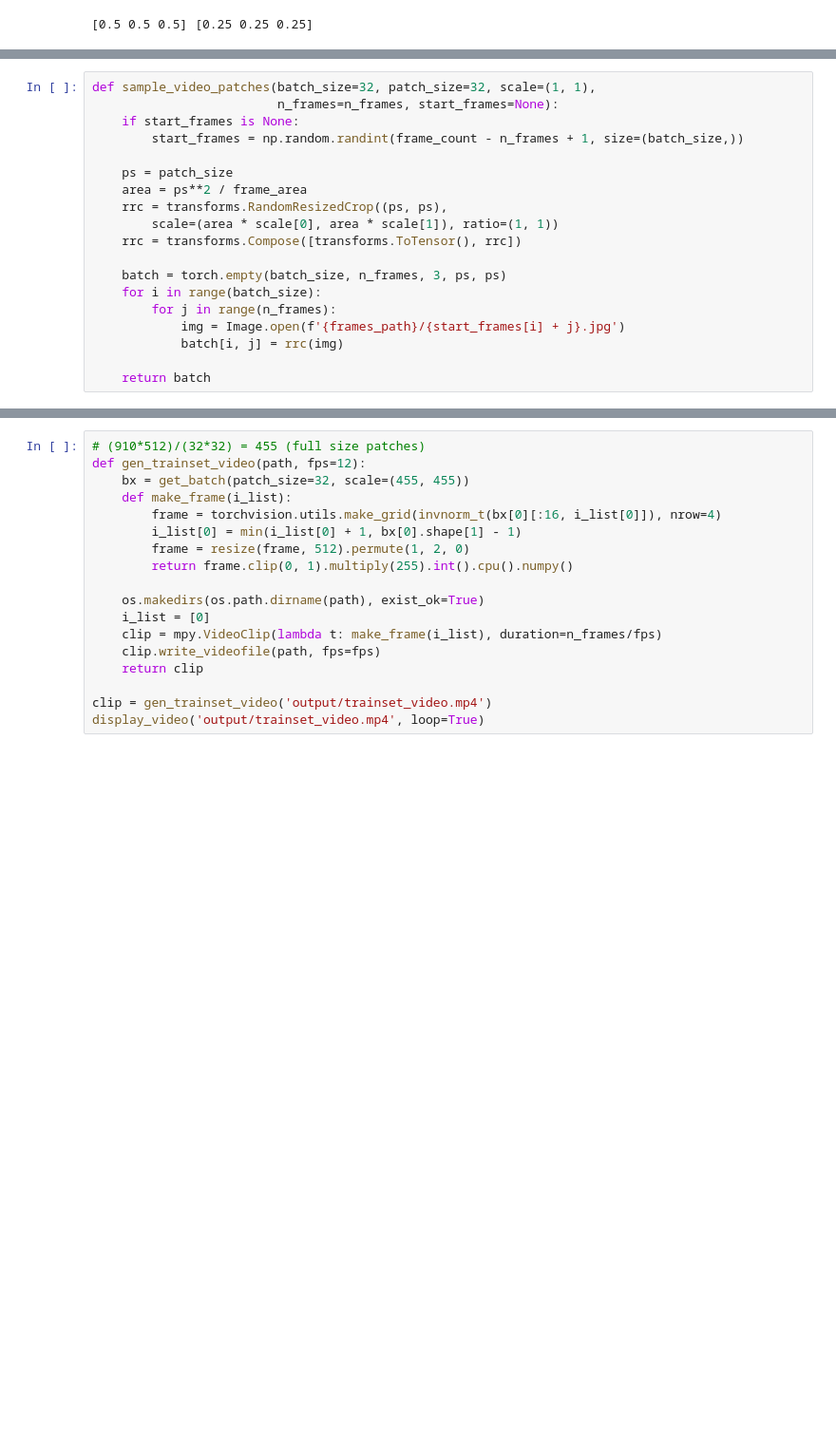
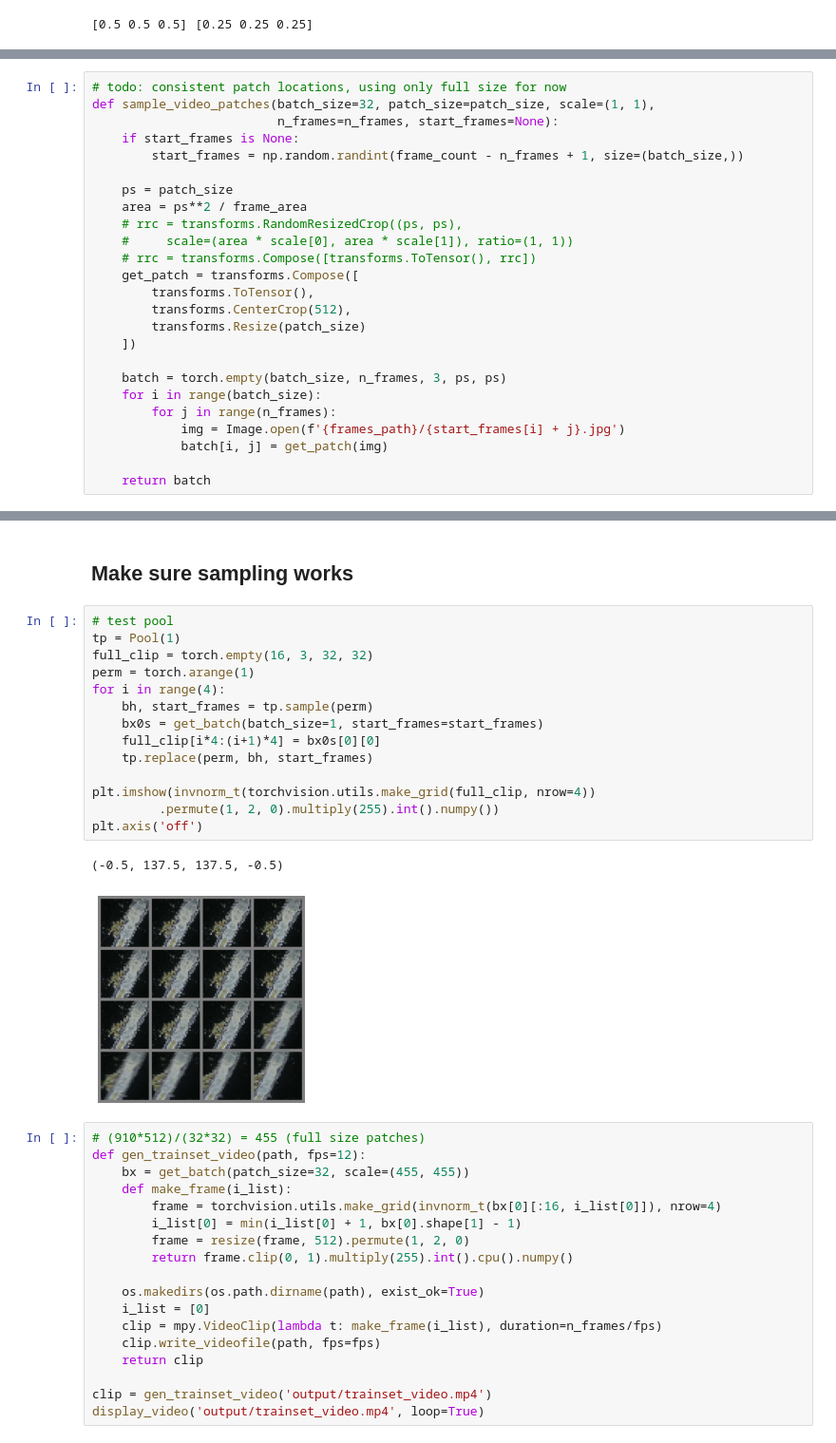
Before and after one commit to parameterized/micro-sim, a Jupyter notebook: notebooks/VideoModel.ipynb, the cells around one changed output, grey strips where cells are left out. Shown at 95% size. Cells and saved outputs as stored; diff of their text form; blank space fills up the shorter version.

```diff
--- a/notebooks/VideoModel.ipynb
+++ b/notebooks/VideoModel.ipynb
@@ -63,20 +75,26 @@ hidden_feats = 128
 # %%
-def sample_video_patches(batch_size=32, patch_size=32, scale=(1, 1),
+# todo: consistent patch locations, using only full size for now
+def sample_video_patches(batch_size=32, patch_size=patch_size, scale=(1, 1),
                          n_frames=n_frames, start_frames=None):
     if start_frames is None:
         start_frames = np.random.randint(frame_count - n_frames + 1, size=(batch_size,))
 
     ps = patch_size
     area = ps**2 / frame_area
-    rrc = transforms.RandomResizedCrop((ps, ps),
-        scale=(area * scale[0], area * scale[1]), ratio=(1, 1))
-    rrc = transforms.Compose([transforms.ToTensor(), rrc])
+    # rrc = transforms.RandomResizedCrop((ps, ps),
+    #     scale=(area * scale[0], area * scale[1]), ratio=(1, 1))
+    # rrc = transforms.Compose([transforms.ToTensor(), rrc])
+    get_patch = transforms.Compose([
+        transforms.ToTensor(),
+        transforms.CenterCrop(512),
+        transforms.Resize(patch_size)
+    ])
 
     batch = torch.empty(batch_size, n_frames, 3, ps, ps)
     for i in range(batch_size):
         for j in range(n_frames):
             img = Image.open(f'{frames_path}/{start_frames[i] + j}.jpg')
-            batch[i, j] = rrc(img)
+            batch[i, j] = get_patch(img)
 
     return batch
 # %%
@@ -112,3 +167,22 @@ class Pool():
+# %% [markdown]
+## Make sure sampling works
+# %%
+# test pool
+tp = Pool(1)
+full_clip = torch.empty(16, 3, 32, 32)
+perm = torch.arange(1)
+for i in range(4):
+    bh, start_frames = tp.sample(perm)
+    bx0s = get_batch(batch_size=1, start_frames=start_frames)
+    full_clip[i*4:(i+1)*4] = bx0s[0][0]
+    tp.replace(perm, bh, start_frames)
+
+plt.imshow(invnorm_t(torchvision.utils.make_grid(full_clip, nrow=4))
+         .permute(1, 2, 0).multiply(255).int().numpy())
+plt.axis('off')
+# %% [output]
+(-0.5, 137.5, 137.5, -0.5)
+[figure, added]
 # %%
 # (910*512)/(32*32) = 455 (full size patches)
 def gen_trainset_video(path, fps=12):
```
Also changed, not shown: parts of 17 cells of this notebook, 2 other files.
